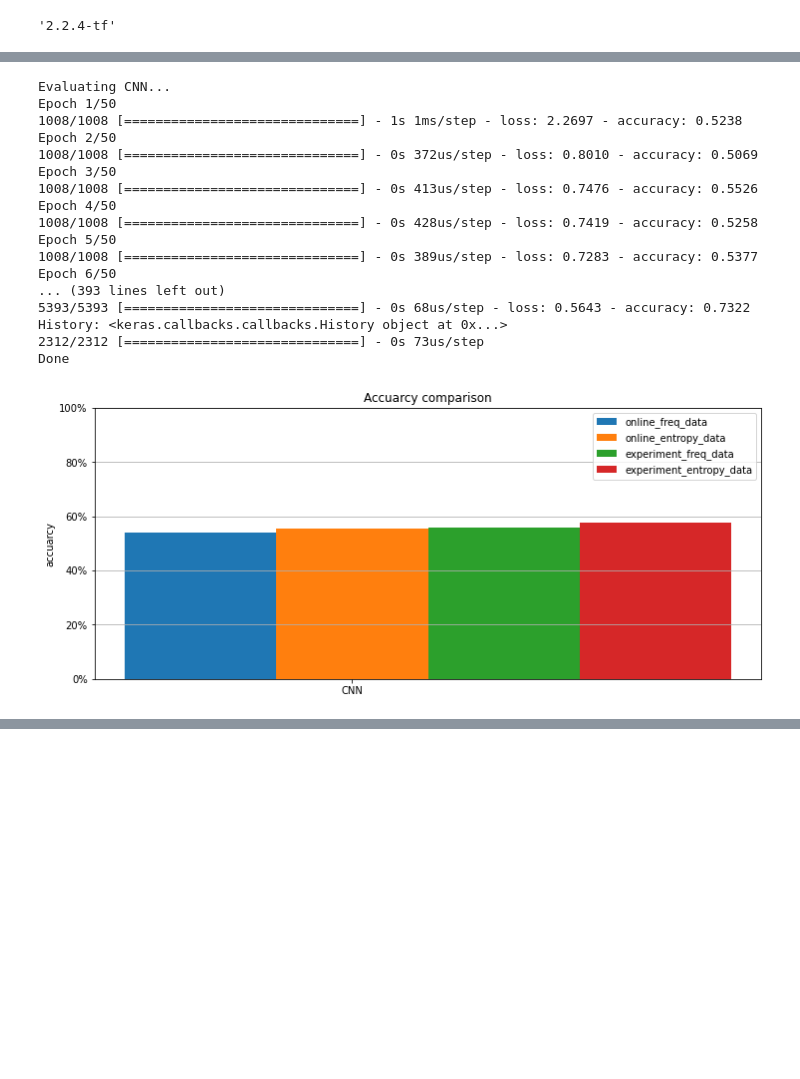
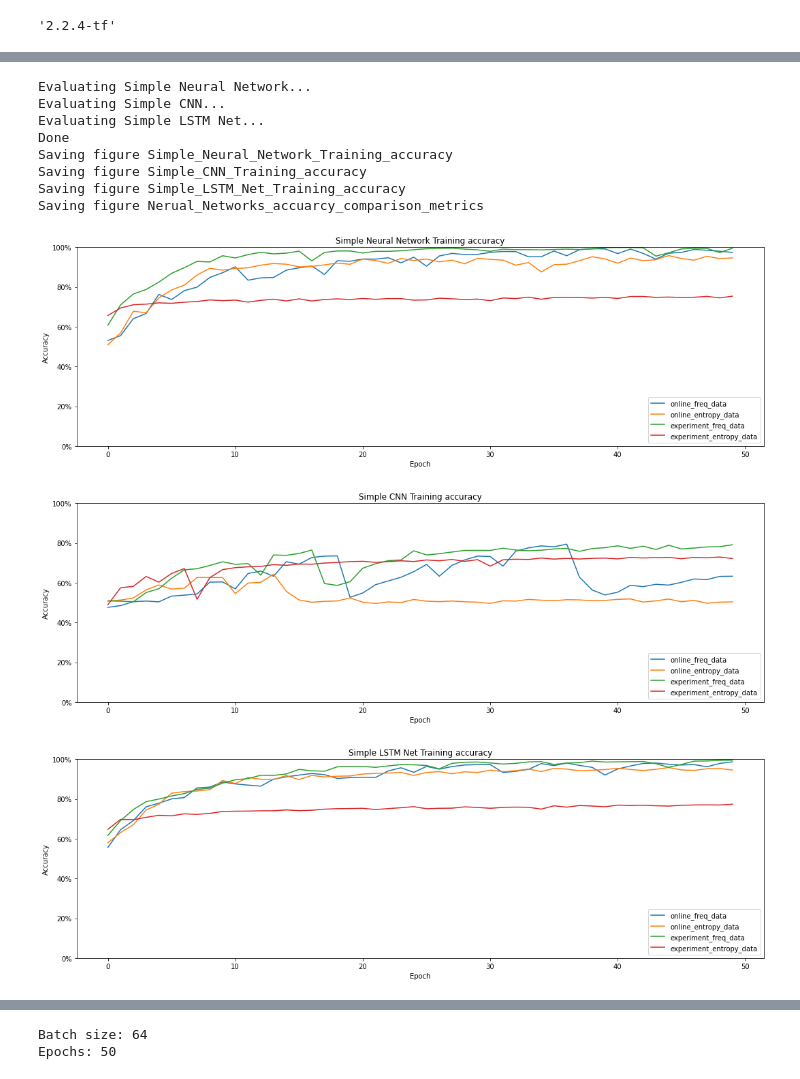
Before and after one commit to mudo121/thesis_eeg, a Jupyter notebook: machine_learning_notebooks/neural_network/pauls_work.ipynb, the cells around one changed output, grey strips where cells are left out. Cells and saved outputs as stored; diff of their text form; code cells hidden in the pictures; blank space fills up the shorter version.

Commit message:
updated neural network notebook with better plots

```diff
--- a/machine_learning_notebooks/neural_network/pauls_work.ipynb
+++ b/machine_learning_notebooks/neural_network/pauls_work.ipynb
@@ -230,7 +257,8 @@ def train_lstm(x_train, y_train, x_test, y_test, batch_size=64, num_classes=2, e
     model.add(Dense(n_outputs, activation='softmax'))
     model.compile(loss='categorical_crossentropy', optimizer='adam', metrics=['accuracy'])
     # fit network
-    model.fit(x_train, y_train, epochs=epochs, batch_size=batch_size, verbose=verbose)
+    history = model.fit(x_train, y_train, epochs=epochs, batch_size=batch_size, verbose=verbose)
+    #print("History: {}".format(history))
 
     #Evaluate neural net
     score = model.evaluate(x_test, y_test, verbose=verbose, batch_size=batch_size)
@@ -238,7 +266,7 @@ def train_lstm(x_train, y_train, x_test, y_test, batch_size=64, num_classes=2, e
     accuracy = score[1]
     #print('Test loss: {}'.format(loss))
     #print('Test accuracy: {}'.format(accuracy))
-    return (model, loss, accuracy)
+    return (model, loss, accuracy, history)
 
 def train_cnn(x_train, y_train, x_test, y_test, batch_size=64, num_classes=2, epochs=5, verbose=0):
 
@@ -304,6 +332,9 @@ def plot_metrcis(statistics_data, title:str, metric:str = 'accuarcy'):
                 plot_data_dict[data_source_key] = []
                 plot_data_dict[data_source_key].append(statsDict[model][data_source_key][metric])
 
+        # plot for each model the training history
+        plot_training_history(statsDict, model)
+
 
 
     # create plot
@@ -315,6 +346,8 @@ def plot_metrcis(statistics_data, title:str, metric:str = 'accuarcy'):
         plt.bar(x_pos + width*counter, data, width, label=label)
         counter += 1
 
+    # draw horizontal dashed line
+    plt.axhline(y=0.5, color='black', linestyle='dashed')
 
     ax.set_ylabel(metric)
     ax.set_xticks(x_pos + width)
@@ -326,13 +359,32 @@ def plot_metrcis(statistics_data, title:str, metric:str = 'accuarcy'):
     ax.set_ylim(0, 1)
     ax.yaxis.set_major_formatter(mtick.PercentFormatter(1))
     plt.legend(loc='best')
+
     # Save the figure and show
-    #save_fig("{}_metrics".format(title.replace(" ", "_")))
+    save_fig("{}_metrics".format(title.replace(" ", "_")))
     plt.show()
+
+def plot_training_history(statsDict, model):
+
+    fig, ax = plt.subplots(figsize=(15,5))
+
+    title = "{} Training accuracy".format(model)
+    ax.set_title(title)
+
+    for data_source in statsDict[model]:
+        ax.plot(statsDict[model][data_source]['history'].history['accuracy'], label=data_source)
+
+    plt.legend(loc="lower right")
+    ax.set_ylim(0, 1)
+    ax.yaxis.set_major_formatter(mtick.PercentFormatter(1))
+    ax.set(xlabel='Epoch', ylabel='Accuracy')
+    save_fig(title.replace(" ", "_"))
 # %%
-netFunctionList = [ #("Easy Net", trainEasyNet)];
-                   ("CNN", train_cnn)]
-                   #("LSTM Net", train_lstm)]
+netFunctionList = []
+netFunctionList.append(("Simple Neural Network", trainEasyNet))
+netFunctionList.append(("Simple CNN", train_cnn))
+netFunctionList.append(("Simple LSTM Net", train_lstm))
+
 
 epochs = 50
 batch_size = 64
@@ -342,48 +394,43 @@ num_classes = 2
 statsDict = {}
 
 for net_name, function in netFunctionList:
     print("Evaluating {}...".format(net_name))
 
     statsDict[net_name] = {}
 
     #print("Online Frequency Data")
     model, loss, accuarcy, history = function(X_train_freq, y_train_freq, X_test_freq, y_test_freq,
                                      epochs=epochs, batch_size=batch_size, verbose=verbose)
     statsDict[net_name]['online_freq_data'] = {"model" : model, "loss" : loss, "accuarcy" : accuarcy, "history": history}
 
     #print("Online Entropy Data")
     model, loss, accuarcy, history = function(X_train_entropy, y_train_entropy, X_test_entropy, y_test_entropy,
                                      epochs=epochs, batch_size=batch_size, verbose=verbose)
     statsDict[net_name]['online_entropy_data'] = {"model" : model, "loss" : loss, "accuarcy" : accuarcy, "history": history}
 
     #print("Experiement Frequency Data")
     model, loss, accuarcy, history = function(X_train_freq_exp, y_train_freq_exp, X_test_freq_exp, y_test_freq_exp,
                                      epochs=epochs, batch_size=batch_size, verbose=verbose)
     statsDict[net_name]['experiment_freq_data'] = {"model" : model, "loss" : loss, "accuarcy" : accuarcy, "history": history}
 
     #print("Experiement Entropy Data")
     model, loss, accuarcy, history = function(X_train_entropy_exp, y_train_entropy_exp, X_test_entropy_exp, y_test_entropy_exp,
                                      epochs=epochs, batch_size=batch_size, verbose=verbose)
     statsDict[net_name]['experiment_entropy_data'] = {"model" : model, "loss" : loss, "accuarcy" : accuarcy, "history": history}
 
 print("Done")
-plot_metrcis(statsDict, title="Accuarcy comparison")
+plot_metrcis(statsDict, title="Nerual Networks accuarcy comparison")
+
+print("Batch size: {}\nEpochs: {}".format(batch_size, epochs))
 # %% [output]
-Evaluating CNN...
-Epoch 1/50
-1008/1008 [==============================] - 1s 1ms/step - loss: 2.2697 - accuracy: 0.5238
-Epoch 2/50
-1008/1008 [==============================] - 0s 372us/step - loss: 0.8010 - accuracy: 0.5069
-Epoch 3/50
-1008/1008 [==============================] - 0s 413us/step - loss: 0.7476 - accuracy: 0.5526
-Epoch 4/50
-1008/1008 [==============================] - 0s 428us/step - loss: 0.7419 - accuracy: 0.5258
-Epoch 5/50
-1008/1008 [==============================] - 0s 389us/step - loss: 0.7283 - accuracy: 0.5377
-Epoch 6/50
-... (393 lines left out)
-5393/5393 [==============================] - 0s 68us/step - loss: 0.5643 - accuracy: 0.7322
-History: <keras.callbacks.callbacks.History object at 0x...>
-2312/2312 [==============================] - 0s 73us/step
+Evaluating Simple Neural Network...
+Evaluating Simple CNN...
+Evaluating Simple LSTM Net...
 Done
+Saving figure Simple_Neural_Network_Training_accuracy
+Saving figure Simple_CNN_Training_accuracy
+Saving figure Simple_LSTM_Net_Training_accuracy
+Saving figure Nerual_Networks_accuarcy_comparison_metrics
-[figure, old version]
+[figure, new version]
+[figure, added]
+[figure, added]
@@ -389,0 +438,2 @@ Done
+Batch size: 64
+Epochs: 50
```
Also changed, not shown: parts of 5 cells of this notebook, 1 other file.
